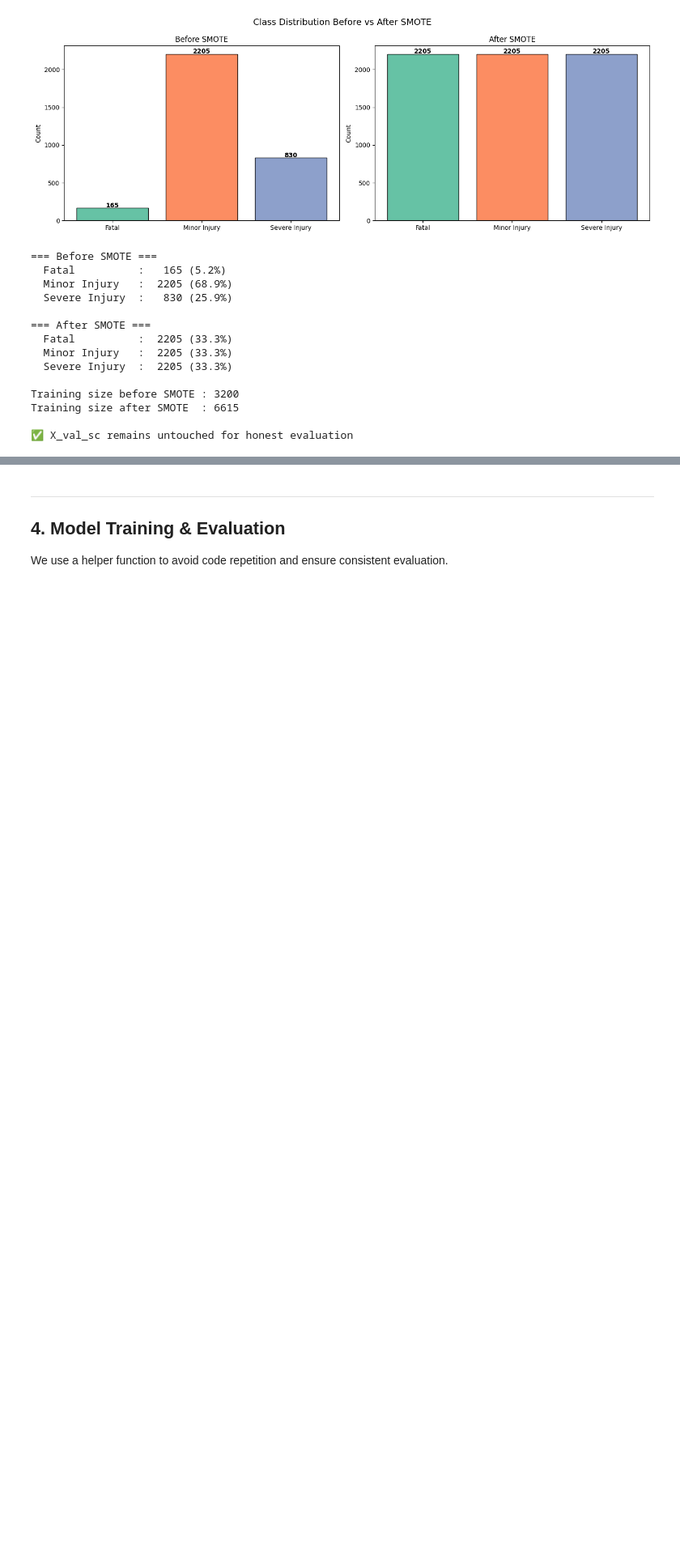
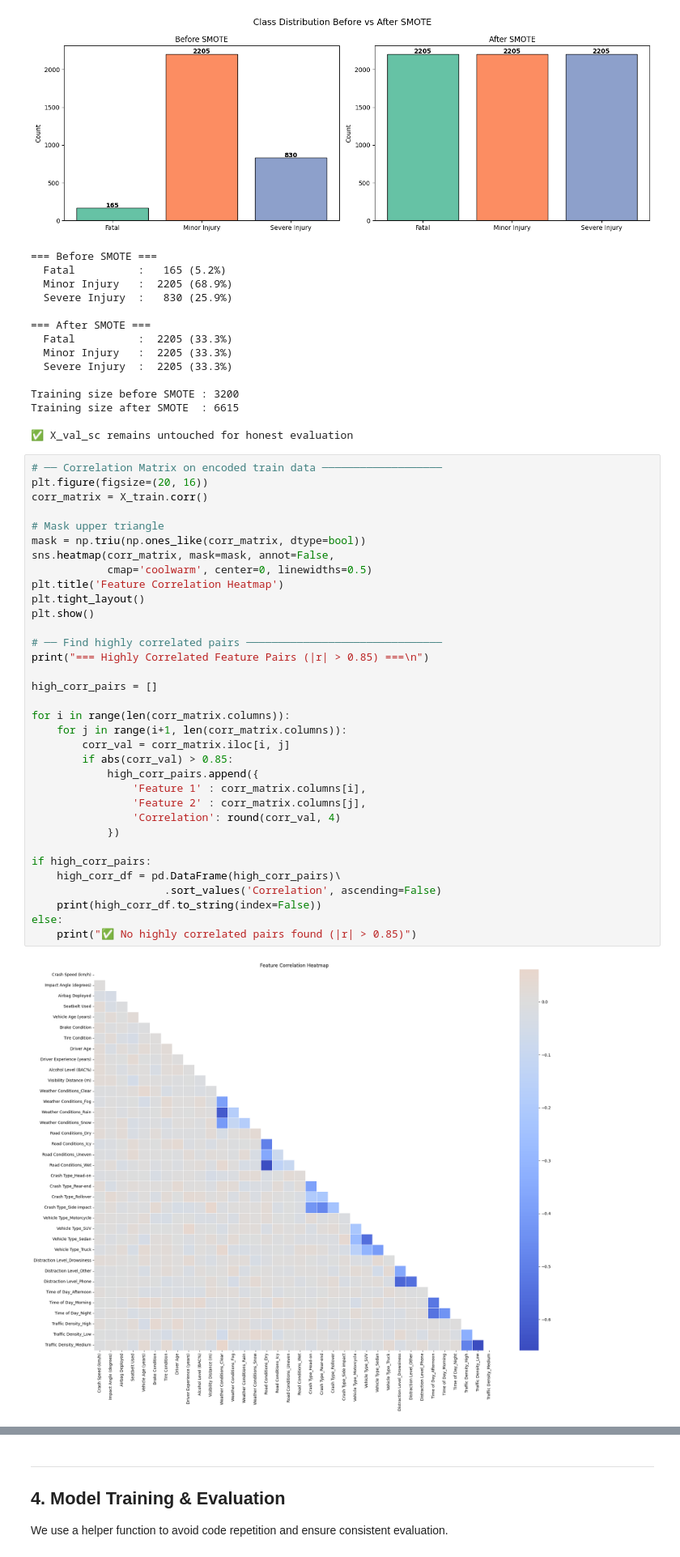
Before and after one commit to GannaReda/ML-55-20722, a Jupyter notebook: car_crash_severity_prediction.ipynb, the cells around one changed output, grey strips where cells are left out. Shown at 81% size. Drawn from its saved outputs; the diff is of its cells as text; blank space fills up the shorter version.

```diff
--- a/car_crash_severity_prediction.ipynb
+++ b/car_crash_severity_prediction.ipynb
@@ -762,3 +759,39 @@ Training size before SMOTE : 3200
 Training size after SMOTE  : 6615
 
 ✅ X_val_sc remains untouched for honest evaluation
+# %%
+# ── Correlation Matrix on encoded train data ───────────────────
+plt.figure(figsize=(20, 16))
+corr_matrix = X_train.corr()
+
+# Mask upper triangle
+mask = np.triu(np.ones_like(corr_matrix, dtype=bool))
+sns.heatmap(corr_matrix, mask=mask, annot=False,
+            cmap='coolwarm', center=0, linewidths=0.5)
+plt.title('Feature Correlation Heatmap')
+plt.tight_layout()
+plt.show()
+
+# ── Find highly correlated pairs ───────────────────────────────
+print("=== Highly Correlated Feature Pairs (|r| > 0.85) ===\n")
+
+high_corr_pairs = []
+
+for i in range(len(corr_matrix.columns)):
+    for j in range(i+1, len(corr_matrix.columns)):
+        corr_val = corr_matrix.iloc[i, j]
+        if abs(corr_val) > 0.85:
+            high_corr_pairs.append({
+                'Feature 1' : corr_matrix.columns[i],
+                'Feature 2' : corr_matrix.columns[j],
+                'Correlation': round(corr_val, 4)
+            })
+
+if high_corr_pairs:
+    high_corr_df = pd.DataFrame(high_corr_pairs)\
+                     .sort_values('Correlation', ascending=False)
+    print(high_corr_df.to_string(index=False))
+else:
+    print("✅ No highly correlated pairs found (|r| > 0.85)")
+# %% [output]
+[figure, added]
```
Also changed, not shown: parts of 18 cells of this notebook.
